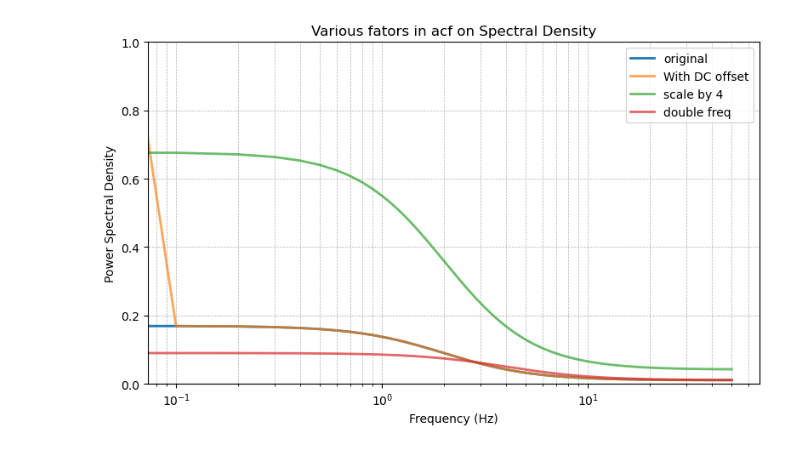
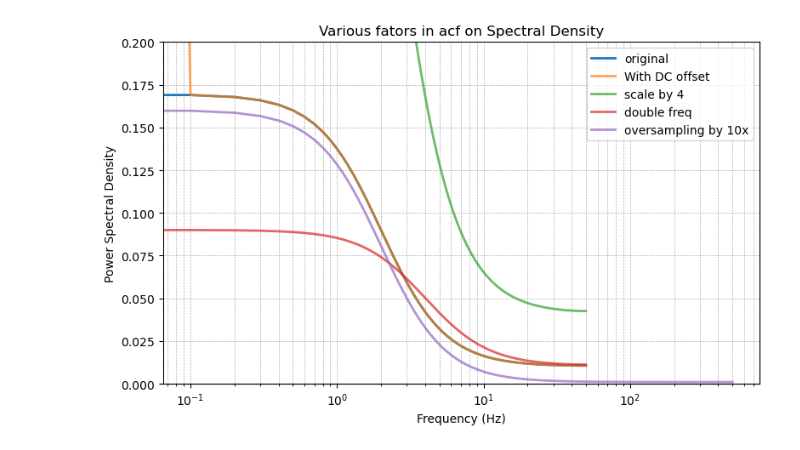
Before and after one commit to Xyunyao/KChannel_torsion_angle, a Jupyter notebook: fft_test.ipynb, the cells around one changed output. Saved outputs shown, nothing was run; the diff lists cells and outputs as text; code cells hidden in the pictures.

```diff
--- a/fft_test.ipynb
+++ b/fft_test.ipynb
@@ -5,11 +5,15 @@ import matplotlib.pyplot as plt
 # --- Create a test signal ---
 np.random.seed(0)
 t = np.linspace(0, 10, 1000)
+t2= np.linspace(0,10,10000)
 #signal = np.sin(2 * np.pi * 2 * t) + 0.5 * np.random.randn(len(t))  # oscillatory + noise
 signal = np.exp(-2 * np.pi * 2 * t)
 signal_with_offset = signal + 200.0  # constant offset
 signal2=4*np.exp(-2 * np.pi * 2 * t)
 signal3= np.exp(-2 * np.pi * 4 * t)
+signal_oversampling= np.exp(-2 * np.pi * 2* t2)
+
+
 
 # --- Compute spectral density via FFT ---
 def spectral_density(x, dt):
@@ -17,32 +21,35 @@ def spectral_density(x, dt):
     xf = np.fft.rfftfreq(N, d=dt)
     #psd = np.abs(np.fft.fft(x))**2 / N
     fft_result = np.fft.rfft(x, n=N, axis=0)
 
     # Real spectral density (normalized properly)
     J = 2 * dt * np.real(fft_result)
     return xf, J  # keep positive frequencies
 
 dt = t[1] - t[0]
+dt2= t2[1]-t2[0]
 xf_no_offset, psd_no_offset = spectral_density(signal, dt)
 xf_with_offset, psd_with_offset = spectral_density(signal_with_offset, dt)
 xf_no_offset2, psd_no_offset2 = spectral_density(signal2, dt)
 xf_no_offset3, psd_no_offset3 = spectral_density(signal3, dt)
+xf_oversampling, psd_oversampling = spectral_density(signal_oversampling, dt2)
 
 # --- Plot results ---
 plt.figure(figsize=(8,5))
 plt.plot(xf_no_offset, psd_no_offset, label='original', lw=2)
 plt.plot(xf_with_offset, psd_with_offset, label='With DC offset', lw=2, alpha=0.7)
 plt.plot(xf_no_offset2, psd_no_offset2,label='scale by 4', lw=2, alpha=0.7 )
 plt.plot(xf_no_offset3, psd_no_offset3,label='double freq', lw=2, alpha=0.7 )
+plt.plot(xf_oversampling, psd_oversampling, label='oversampling by 10x', lw=2, alpha=0.7)
 
 plt.xscale('log')
 plt.xlabel('Frequency (Hz)')
 plt.ylabel('Power Spectral Density')
-plt.ylim(-0, 1)
+plt.ylim(-0, 0.2)
 plt.legend()
 plt.title('Various fators in acf on Spectral Density')
 plt.grid(True, which='both', ls='--', lw=0.5)
 plt.tight_layout()
 plt.show()
 # %% [output]
-[figure, old version]
+[figure, new version]
```
Also changed, not shown: parts of 2 cells of this notebook.
